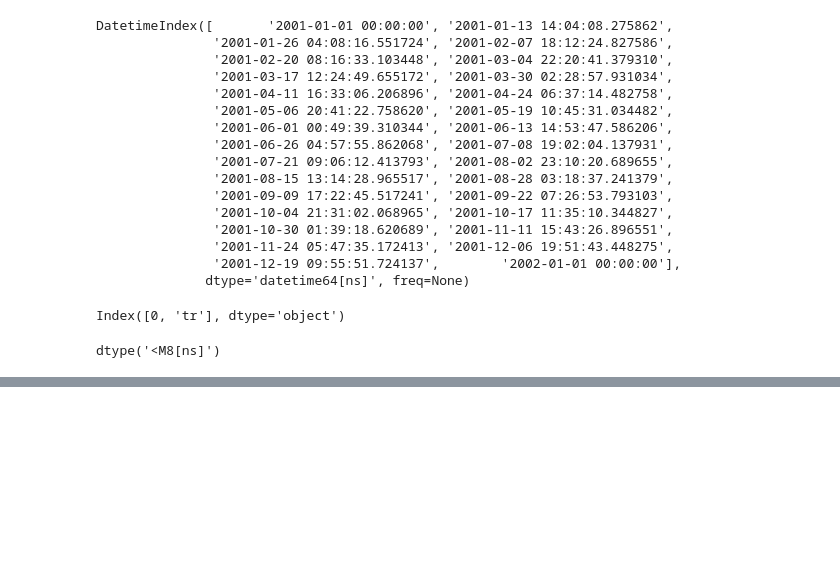
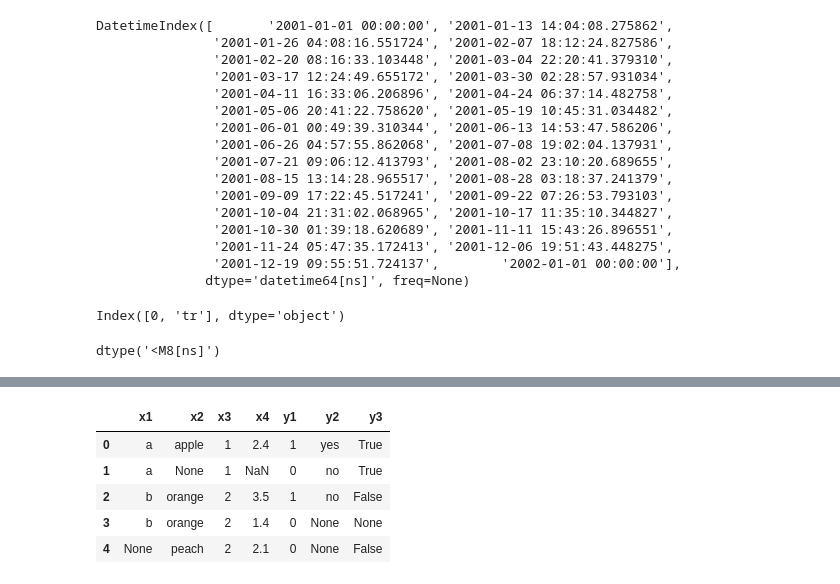
Before and after one commit to Bedadeepa/Hadoop_spark_kafka, a Jupyter notebook: spark_DataFrames.ipynb, the cells around one changed output, grey strips where cells are left out. Drawn from its saved outputs; the diff is of its cells as text; code cells hidden in the pictures; blank space fills up the shorter version.

```diff
--- a/spark_DataFrames.ipynb
+++ b/spark_DataFrames.ipynb
@@ -817,0 +965,9 @@ ps.DataFrame(np.random.random(size = (30, 5)) )
+# %%
+pdf.head()
+# %% [output]
+|  | x1 | x2 | x3 | x4 | y1 | y2 | y3 |
+| 0 | a | apple | 1 | 2.4 | 1 | yes | True |
+| 1 | a | None | 1 | NaN | 0 | no | True |
+| 2 | b | orange | 2 | 3.5 | 1 | no | False |
+| 3 | b | orange | 2 | 1.4 | 0 | None | None |
+| 4 | None | peach | 2 | 2.1 | 0 | None | False |
```
Also changed, not shown: parts of 35 cells of this notebook.
